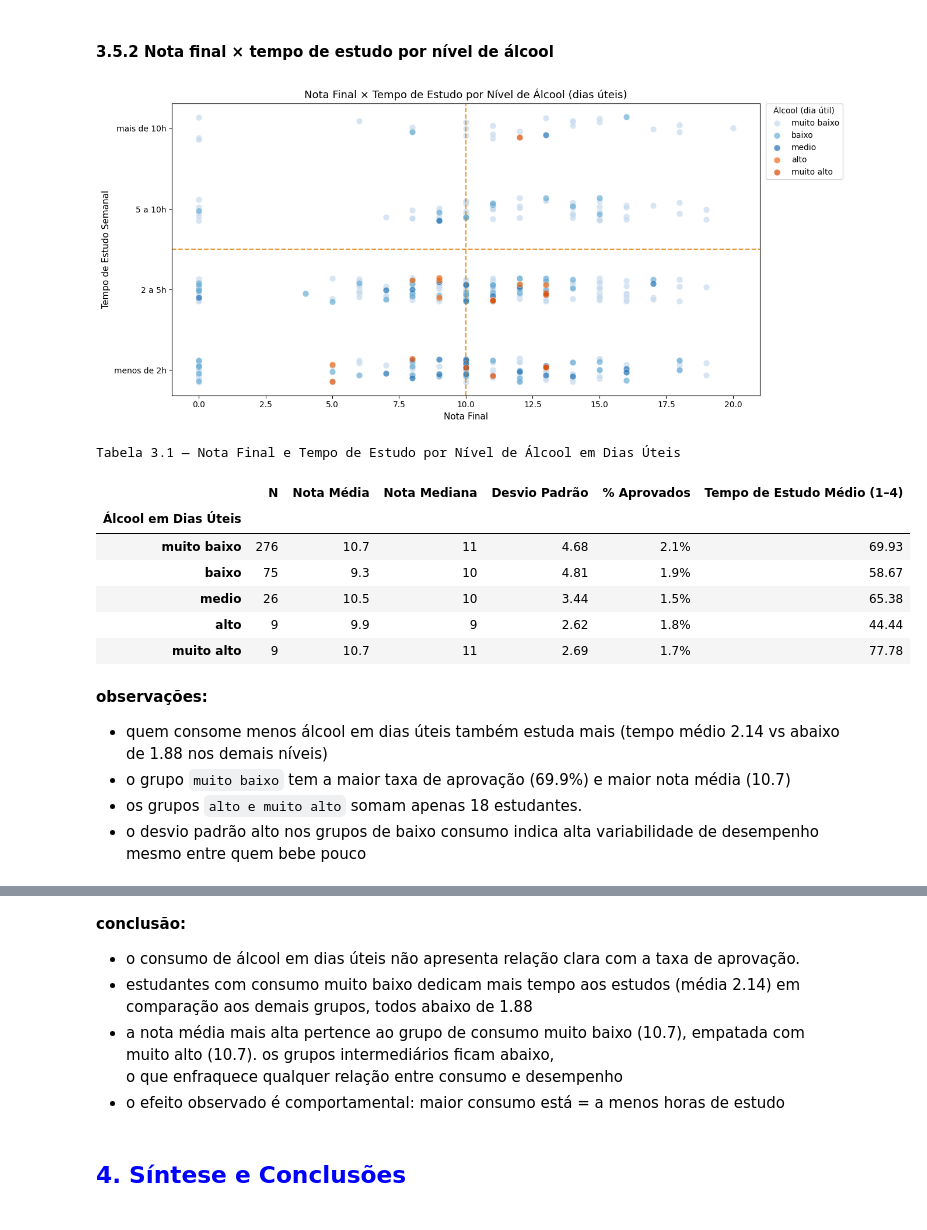
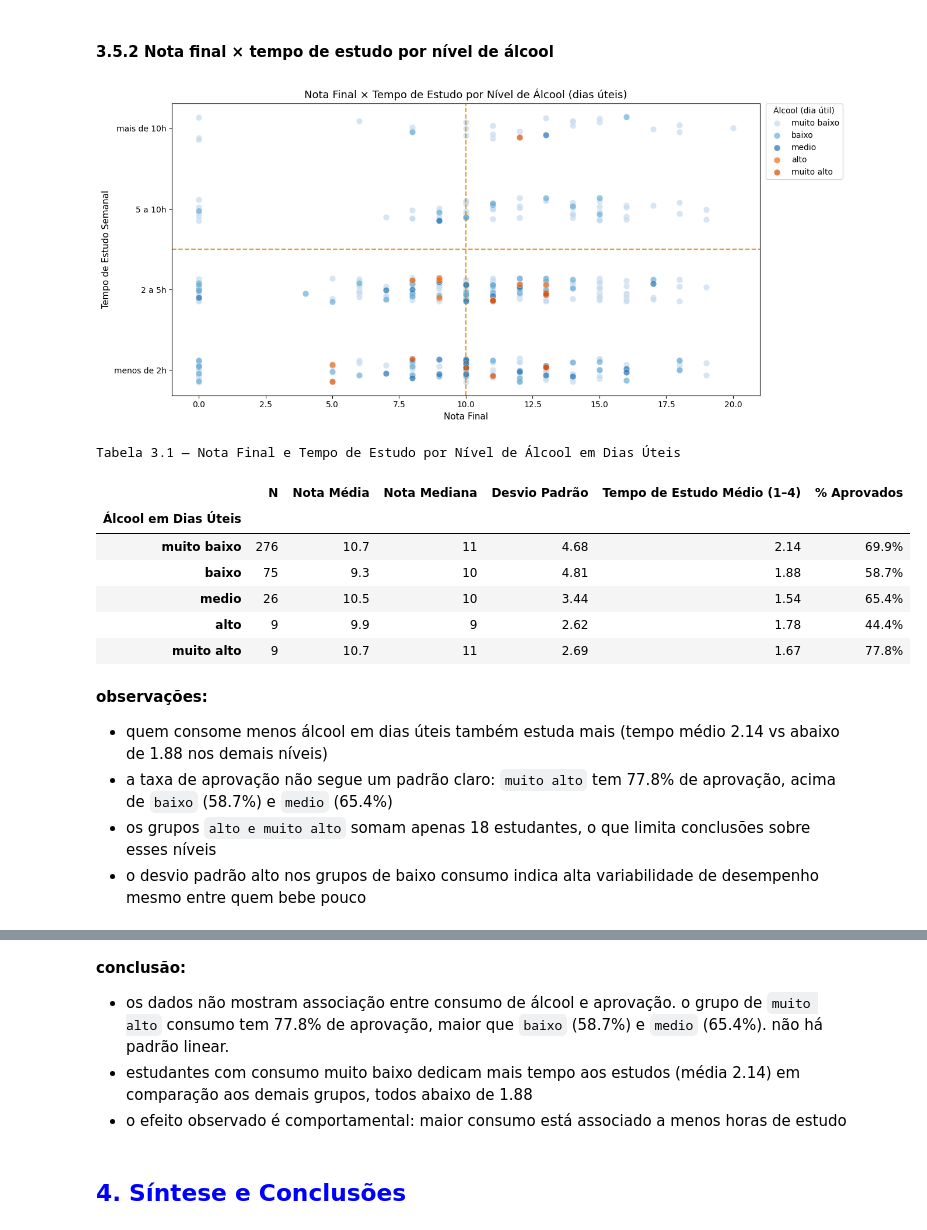
Before and after one commit to heitorctmba/01_estatistica-student_alcohol, a Jupyter notebook: student_alcohol.ipynb, the cells around one changed output, grey strips where cells are left out. Saved outputs shown, nothing was run; the diff lists cells and outputs as text; code cells hidden in the pictures.

```diff
--- a/student_alcohol.ipynb
+++ b/student_alcohol.ipynb
@@ -345,46 +345,46 @@ tabela_resumo = (
     .agg(
         N=("nota final", "count"),
         Nota_Media=("nota final", "mean"),
         Nota_Mediana=("nota final", "median"),
         Nota_DP=("nota final", "std"),
         Pct_Aprovados=("aprovado", "mean"),
         Tempo_Estudo_Medio=("tempo estudo num", "mean"),
     )
     .reindex(ordem_alcool)
 )
 
 tabela_resumo["% Aprovados"] = tabela_resumo["Pct_Aprovados"] * 100
 tabela_resumo = tabela_resumo.drop(columns=["Pct_Aprovados"])
-tabela_resumo.columns = ["N", "Nota Média", "Nota Mediana", "Desvio Padrão", "% Aprovados", "Tempo de Estudo Médio (1–4)"]
+tabela_resumo.columns = ["N", "Nota Média", "Nota Mediana", "Desvio Padrão", "Tempo de Estudo Médio (1–4)", "% Aprovados"]
 tabela_resumo.index.name = "Álcool em Dias Úteis"
 
 display(
     tabela_resumo.style.format(
         {
             "N": "{:,.0f}",
             "Nota Média": "{:.1f}",
             "Nota Mediana": "{:.0f}",
             "Desvio Padrão": "{:.2f}",
             "% Aprovados": "{:.1f}%",
             "Tempo de Estudo Médio (1–4)": "{:.2f}",
         }
     ).set_caption("Tabela 3.1 — Nota Final e Tempo de Estudo por Nível de Álcool em Dias Úteis")
 )
 # %% [output]
 [figure]
 Tabela 3.1 — Nota Final e Tempo de Estudo por Nível de Álcool em Dias Úteis
-|  | N | Nota Média | Nota Mediana | Desvio Padrão | % Aprovados | Tempo de Estudo Médio (1–4) |
+|  | N | Nota Média | Nota Mediana | Desvio Padrão | Tempo de Estudo Médio (1–4) | % Aprovados |
 | Álcool em Dias Úteis |  |  |  |  |  |  |
-| muito baixo | 276 | 10.7 | 11 | 4.68 | 2.1% | 69.93 |
-| baixo | 75 | 9.3 | 10 | 4.81 | 1.9% | 58.67 |
-| medio | 26 | 10.5 | 10 | 3.44 | 1.5% | 65.38 |
-| alto | 9 | 9.9 | 9 | 2.62 | 1.8% | 44.44 |
-| muito alto | 9 | 10.7 | 11 | 2.69 | 1.7% | 77.78 |
+| muito baixo | 276 | 10.7 | 11 | 4.68 | 2.14 | 69.9% |
+| baixo | 75 | 9.3 | 10 | 4.81 | 1.88 | 58.7% |
+| medio | 26 | 10.5 | 10 | 3.44 | 1.54 | 65.4% |
+| alto | 9 | 9.9 | 9 | 2.62 | 1.78 | 44.4% |
+| muito alto | 9 | 10.7 | 11 | 2.69 | 1.67 | 77.8% |
 # %% [markdown]
 **observações:**
 - quem consome menos álcool em dias úteis também estuda mais (tempo médio 2.14 vs abaixo de 1.88 nos demais níveis)
-- o grupo `muito baixo` tem a maior taxa de aprovação (69.9%) e maior nota média (10.7)
-- os grupos `alto e muito alto` somam apenas 18 estudantes.
+- a taxa de aprovação não segue um padrão claro: `muito alto` tem 77.8% de aprovação, acima de `baixo` (58.7%) e `medio` (65.4%)
+- os grupos `alto e muito alto` somam apenas 18 estudantes, o que limita conclusões sobre esses níveis
 - o desvio padrão alto nos grupos de baixo consumo indica alta variabilidade de desempenho mesmo entre quem bebe pouco
 # %% [markdown]
 > **nota:** o treshold de aprovação adotado nesta análise é **nota final >= 10**, me baseei na escala portuguesa de 0 a 20 pontos, onde 10 corresponde ao mínimo suficiente. achei a fonte abaixo que sustenta a conclusão.<br>
@@ -393,10 +393,9 @@ Tabela 3.1 — Nota Final e Tempo de Estudo por Nível de Álcool em Dias Úteis
 <img src="sistema_nota_portugal.jpeg">
 # %% [markdown]
 **conclusão:**
-- o consumo de álcool em dias úteis não apresenta relação clara com a taxa de aprovação.
+- os dados não mostram associação entre consumo de álcool e aprovação. o grupo de `muito alto` consumo tem 77.8% de aprovação, maior que `baixo` (58.7%) e `medio` (65.4%). não há padrão linear.
 - estudantes com consumo muito baixo dedicam mais tempo aos estudos (média 2.14) em comparação aos demais grupos, todos abaixo de 1.88
-- a nota média mais alta pertence ao grupo de consumo muito baixo (10.7), empatada com muito alto (10.7). os grupos intermediários ficam abaixo,<br>o que  enfraquece qualquer relação entre consumo e desempenho
-- o efeito observado é comportamental: maior consumo está = a menos horas de estudo
+- o efeito observado é comportamental: maior consumo está associado a menos horas de estudo
 # %% [markdown]
 ## <font color=blue>4. Síntese e Conclusões
 # %% [markdown]
```
Also changed, not shown: parts of 1 cell of this notebook, 1 other file.
